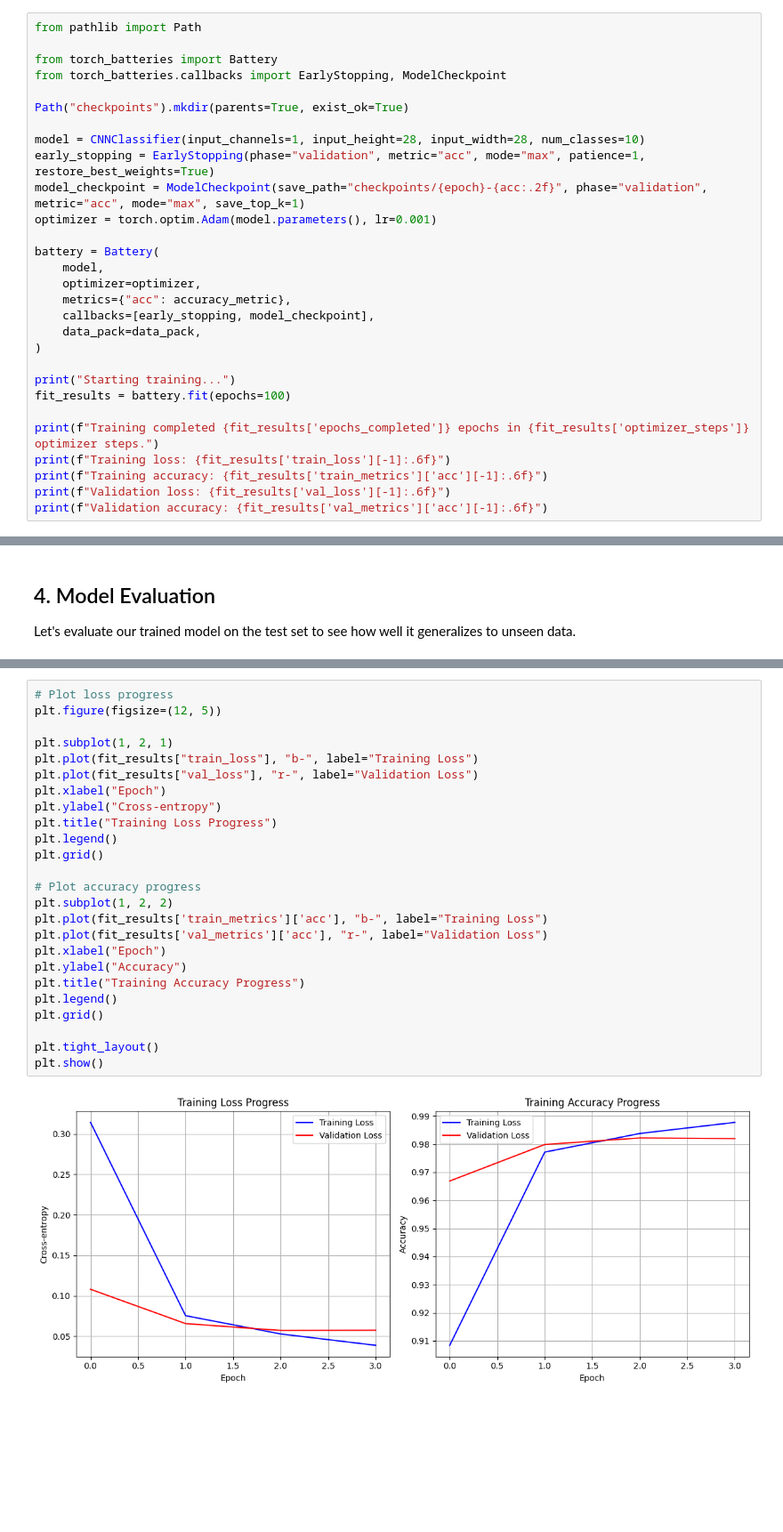
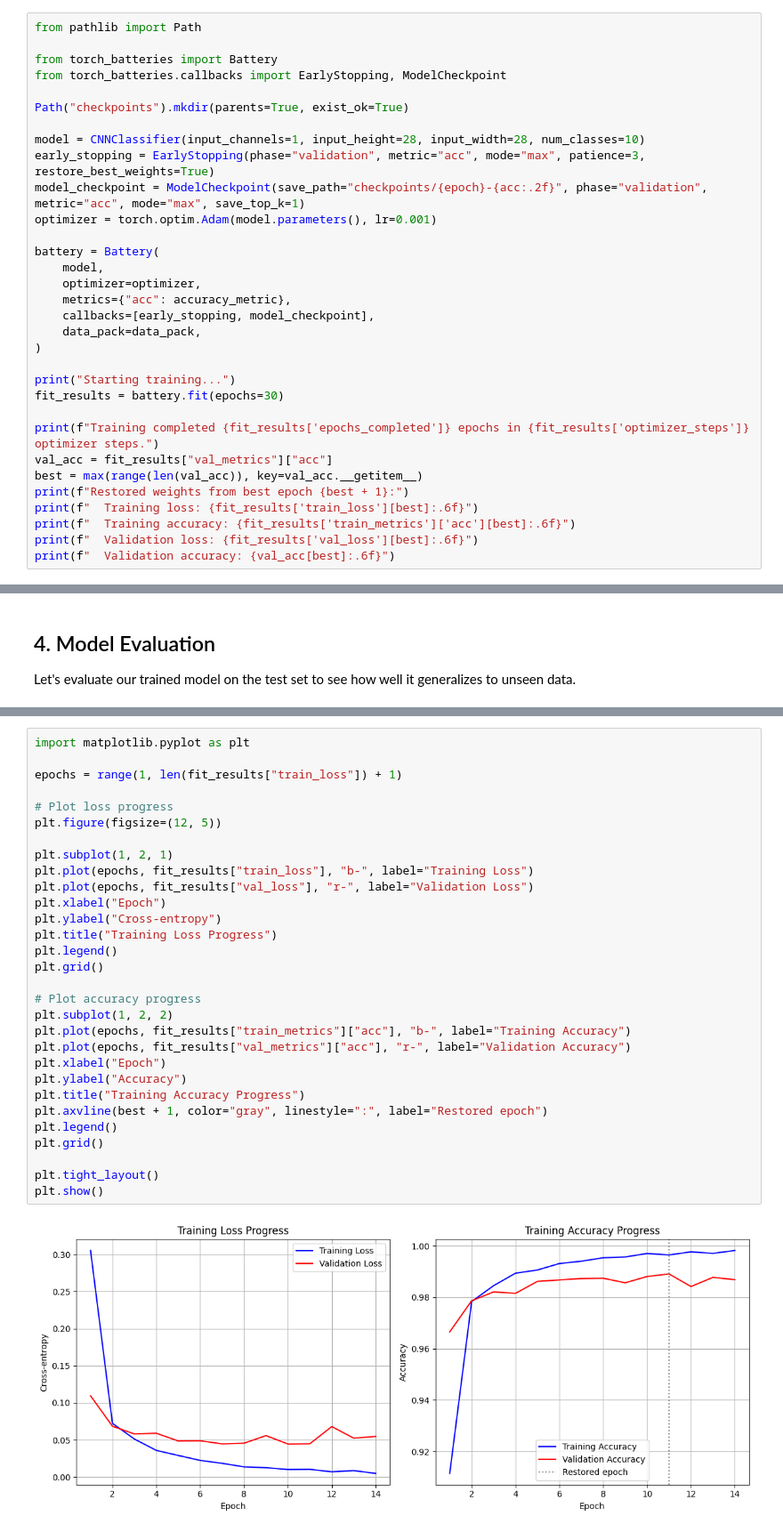
Before and after one commit to michalszc/torch-batteries, a Jupyter notebook: notebooks/image_classification.ipynb, the cells around one changed output, grey strips where cells are left out. Shown at 89% size. Drawn from its saved outputs; the diff is of its cells as text; blank space fills up the shorter version.

```diff
--- a/notebooks/image_classification.ipynb
+++ b/notebooks/image_classification.ipynb
@@ -230,7 +220,7 @@ from torch_batteries.callbacks import EarlyStopping, ModelCheckpoint
 Path("checkpoints").mkdir(parents=True, exist_ok=True)
 
 model = CNNClassifier(input_channels=1, input_height=28, input_width=28, num_classes=10)
-early_stopping = EarlyStopping(phase="validation", metric="acc", mode="max", patience=1, restore_best_weights=True)
+early_stopping = EarlyStopping(phase="validation", metric="acc", mode="max", patience=3, restore_best_weights=True)
 model_checkpoint = ModelCheckpoint(save_path="checkpoints/{epoch}-{acc:.2f}", phase="validation", metric="acc", mode="max", save_top_k=1)
 optimizer = torch.optim.Adam(model.parameters(), lr=0.001)
 
@@ -243,12 +233,15 @@ battery = Battery(
 )
 
 print("Starting training...")
-fit_results = battery.fit(epochs=100)
+fit_results = battery.fit(epochs=30)
 
 print(f"Training completed {fit_results['epochs_completed']} epochs in {fit_results['optimizer_steps']} optimizer steps.")
-print(f"Training loss: {fit_results['train_loss'][-1]:.6f}")
-print(f"Training accuracy: {fit_results['train_metrics']['acc'][-1]:.6f}")
-print(f"Validation loss: {fit_results['val_loss'][-1]:.6f}")
-print(f"Validation accuracy: {fit_results['val_metrics']['acc'][-1]:.6f}")
+val_acc = fit_results["val_metrics"]["acc"]
+best = max(range(len(val_acc)), key=val_acc.__getitem__)
+print(f"Restored weights from best epoch {best + 1}:")
+print(f"  Training loss: {fit_results['train_loss'][best]:.6f}")
+print(f"  Training accuracy: {fit_results['train_metrics']['acc'][best]:.6f}")
+print(f"  Validation loss: {fit_results['val_loss'][best]:.6f}")
+print(f"  Validation accuracy: {val_acc[best]:.6f}")
 # %% [output]
 Starting training...
@@ -279,28 +275,33 @@ Finally, let's visualize the training progress and see how well our model learne
 # %%
+import matplotlib.pyplot as plt
+
+epochs = range(1, len(fit_results["train_loss"]) + 1)
+
 # Plot loss progress
 plt.figure(figsize=(12, 5))
 
 plt.subplot(1, 2, 1)
-plt.plot(fit_results["train_loss"], "b-", label="Training Loss")
-plt.plot(fit_results["val_loss"], "r-", label="Validation Loss")
+plt.plot(epochs, fit_results["train_loss"], "b-", label="Training Loss")
+plt.plot(epochs, fit_results["val_loss"], "r-", label="Validation Loss")
 plt.xlabel("Epoch")
 plt.ylabel("Cross-entropy")
 plt.title("Training Loss Progress")
 plt.legend()
 plt.grid()
 
 # Plot accuracy progress
 plt.subplot(1, 2, 2)
-plt.plot(fit_results['train_metrics']['acc'], "b-", label="Training Loss")
-plt.plot(fit_results['val_metrics']['acc'], "r-", label="Validation Loss")
+plt.plot(epochs, fit_results["train_metrics"]["acc"], "b-", label="Training Accuracy")
+plt.plot(epochs, fit_results["val_metrics"]["acc"], "r-", label="Validation Accuracy")
 plt.xlabel("Epoch")
 plt.ylabel("Accuracy")
 plt.title("Training Accuracy Progress")
+plt.axvline(best + 1, color="gray", linestyle=":", label="Restored epoch")
 plt.legend()
 plt.grid()
 
 plt.tight_layout()
 plt.show()
 # %% [output]
-[figure, old version]
+[figure, new version]
 # %%
```
Also changed, not shown: parts of 11 cells of this notebook, 8 other files.
